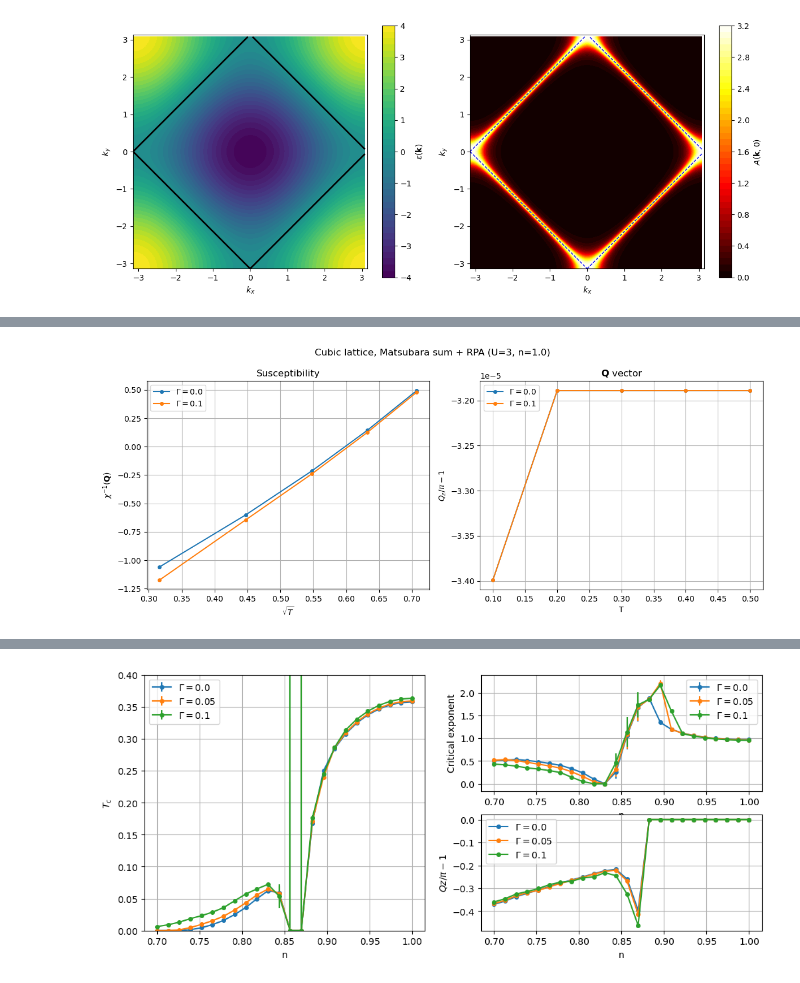
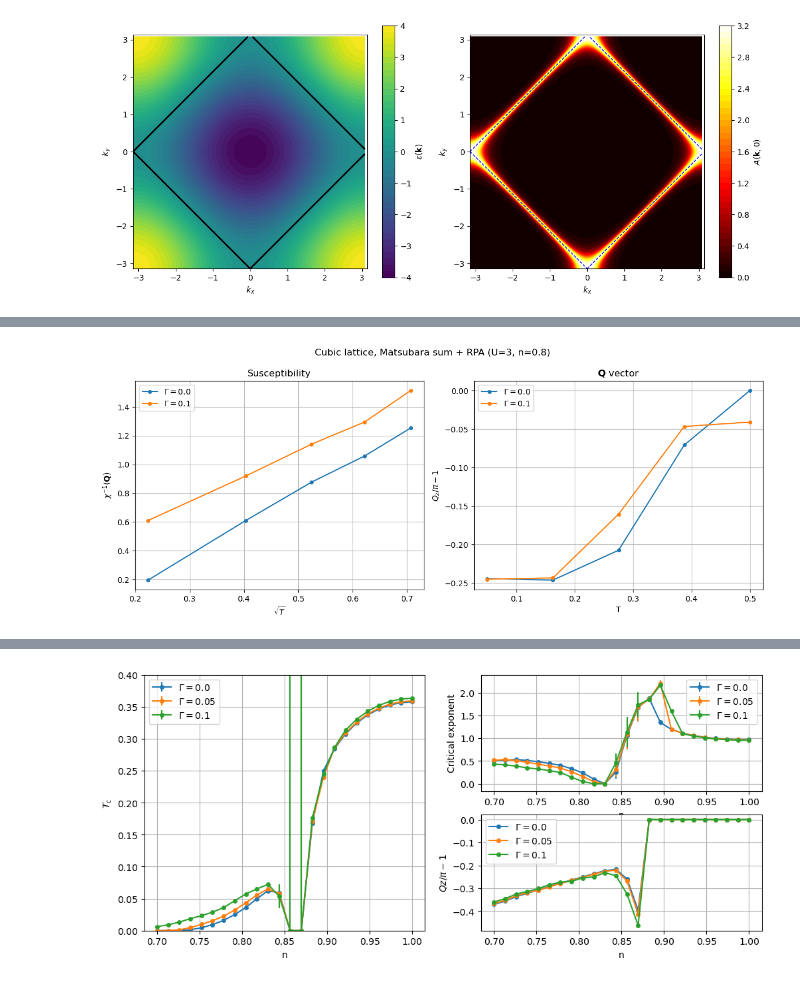
Before and after one commit to cctort/quantum_criticality, a Jupyter notebook: chi_rpa_disorder.ipynb, the cells around one changed output, grey strips where cells are left out. Drawn from its saved outputs; the diff is of its cells as text; code cells hidden in the pictures.

```diff
--- a/chi_rpa_disorder.ipynb
+++ b/chi_rpa_disorder.ipynb
@@ -71,17 +71,17 @@ Gamma =  0.1
 [figure]
 # %%
 U = 3
-n = 1.
-T_list = np.linspace(0.1, 0.5, 5)
+n = 0.8
+T_list = np.linspace(0.05, 0.5, 5)
 par_dict = {'U': U, 'n': n, 'T': T_list}
 title = f'Cubic lattice, Matsubara sum + RPA (U={U}, n={n})'
 
-nk = 20
+nk = 40
 
 Gamma_list = [0., 0.1]
-sweep_dict = [{'par_dict': par_dict, 'nk': nk, 'S_iwk_list': [[-1j*Gamma]*256]*len(T_list), 'nk_avg': (1,1), 'method': 'lindhard', 'n_iw_extr': True, 'refine': True} for Gamma in Gamma_list]
+sweep_dict = [{'par_dict': par_dict, 'nk': nk, 'S_iwk_list': [[-1j*Gamma]*256]*len(T_list), 'nk_avg': (1,1), 'method': 'lindhard', 'n_iw_extr': False, 'refine': True} for Gamma in Gamma_list]
 results_list = sweep_parallel(sweep_chirpa, sweep_dict, n_jobs=2)
-
+# 0.2 0.6
 fig = None
 for i, results in enumerate(results_list):
     fig, fit = pcut_chi(results, 'T', plot_Q=(0,0,1), x_exp=0.5, title=title, label=f'$\Gamma={Gamma_list[i]}$', figure=fig)
@@ -93,4 +97,4 @@ plt.show()
-[figure, old version]
+[figure, new version]
 # %%
 U = 3
 n_list = np.linspace(0.7, 1., 24)
```
Also changed, not shown: parts of 3 cells of this notebook, 1 other file.
